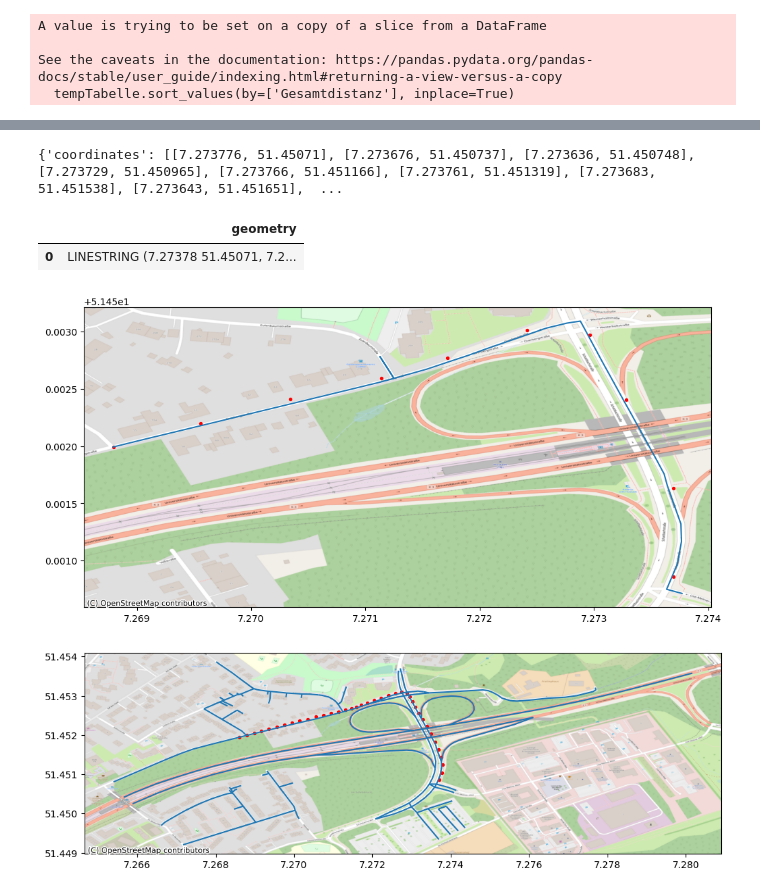
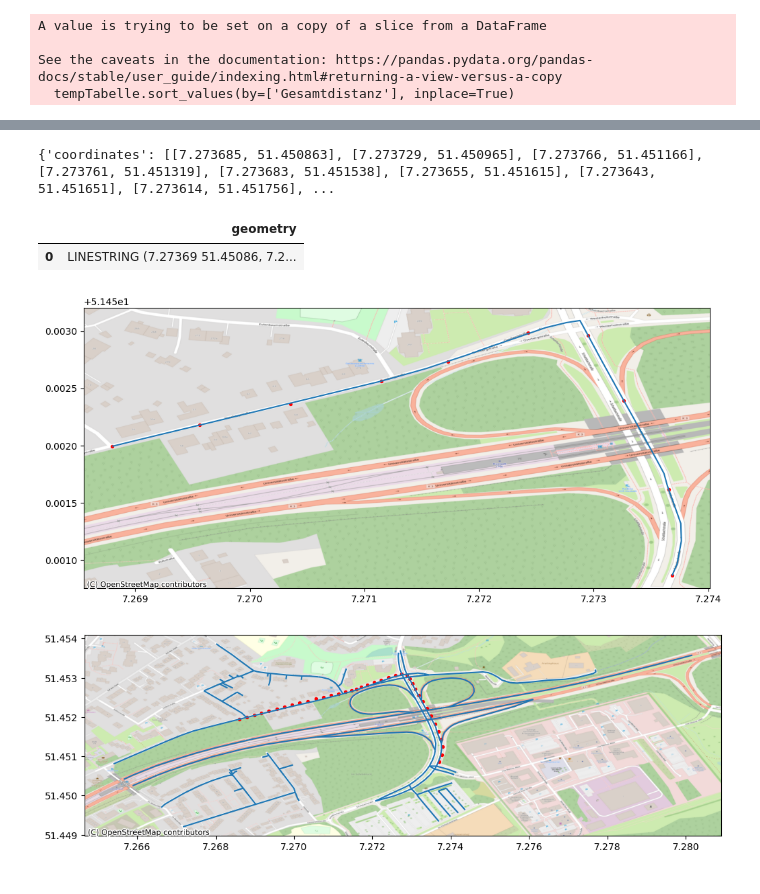
Before and after one commit to bogeo/envirocar-map-matching-notebook, a Jupyter notebook: enviroCar.ipynb, the cells around one changed output, grey strips where cells are left out. Cells and saved outputs as stored; diff of their text form; code cells hidden in the pictures.

```diff
--- a/enviroCar.ipynb
+++ b/enviroCar.ipynb
@@ -232,14 +287,14 @@ for index, puffrow in puffergdf.iterrows():
             actSnappedPoint = (tp['geometry'].x, tp['geometry'].y)
             actBasePoint = (subCarTracks['geometry'].iloc[puffrow['Id']-1].x, subCarTracks['geometry'].iloc[puffrow['Id']-1].y)
             abstand = distance.euclidean(actSnappedPoint, actBasePoint)
-            distanceGraph[-1][tp['id']] = 1-(abstand/summe)
+            distanceGraph[-1][tp['id']] = (abstand/summe)
     else:
         for i, secondCol in tempPoints.iterrows():
             for j, firstCol in (snappedPointsGdf.loc[snappedPointsGdf['pufferId'] == lastIndex]).iterrows():
                 actBasePoint = (subCarTracks['geometry'].iloc[puffrow['Id']-1].x, subCarTracks['geometry'].iloc[puffrow['Id']-1].y)
                 secColPoint = (secondCol['geometry'].x, secondCol['geometry'].y)
                 abstand = distance.euclidean(actBasePoint, secColPoint)
-                distanceGraph[firstCol['id']][secondCol['id']] = (1-(abstand/summe)) * routingGraph[firstCol['id']][secondCol['id']]
+                distanceGraph[firstCol['id']][secondCol['id']] = ((abstand/summe)) * routingGraph[firstCol['id']][secondCol['id']]
     lastIndex = puffrow['Id']
 for index, pts in snappedPointsGdf.loc[snappedPointsGdf['pufferId'] == puffergdf['Id'].max()].iterrows():
     distanceGraph[pts['id']][-2] = 0
@@ -306,0 +362,10 @@ fahrtwegCoords
+# %%
+shortestSnappedPts = []
+for row in fahrtwegIds:
+    shortestSnappedPts.append({
+        'id': row,
+        'geometry': Point(koordinatenSnappedPts[row][0], koordinatenSnappedPts[row][1])
+     })
+    i = i+1
+shortestSnappedPtsGDF = gp.GeoDataFrame(shortestSnappedPts)
+shortestSnappedPtsGDF
@@ -315,22 +392,22 @@ call = requests.post('https://api.openrouteservice.org/v2/directions/driving-car
 fahrtwegLine = json.loads(call.text)["features"][0]["geometry"]
 print(fahrtwegLine)
 # %% [output]
-{'coordinates': [[7.273776, 51.45071], [7.273676, 51.450737], [7.273636, 51.450748], [7.273729, 51.450965], [7.273766, 51.451166], [7.273761, 51.451319], [7.273683, 51.451538], [7.273643, 51.451651],  ...
+{'coordinates': [[7.273685, 51.450863], [7.273729, 51.450965], [7.273766, 51.451166], [7.273761, 51.451319], [7.273683, 51.451538], [7.273655, 51.451615], [7.273643, 51.451651], [7.273614, 51.451756], ...
 # %%
 geom = [shape(i) for i in [fahrtwegLine]]
 fahrtwegGDF = gp.GeoDataFrame({'geometry':geom})
 fahrtwegGDF
 # %% [output]
 |  | geometry |
-| 0 | LINESTRING (7.27378 51.45071, 7.2... |
+| 0 | LINESTRING (7.27369 51.45086, 7.2... |
 # %%
 plt.rcParams['figure.figsize'] = [12, 8]
 plt.rcParams['figure.dpi'] = 100 # 200 e.g. is really fine, but slower
 #worldMap = gp.read_file(gp.datasets.get_path("naturalearth_lowres"))
-ax = subCarTracks.plot(ax=fahrtwegGDF.plot(), color='red', markersize=8)
+ax = shortestSnappedPtsGDF.plot(ax=fahrtwegGDF.plot(), color='red', markersize=8)
 cx.add_basemap(ax, source=cx.providers.OpenStreetMap.Mapnik, crs=4326)
 # %% [output]
-[figure, old version]
+[figure, new version]
 # %%
 tmp_list = []
 for x in range(0,myCarTrack.shape[0],1):
```
Also changed, not shown: parts of 12 cells of this notebook.
